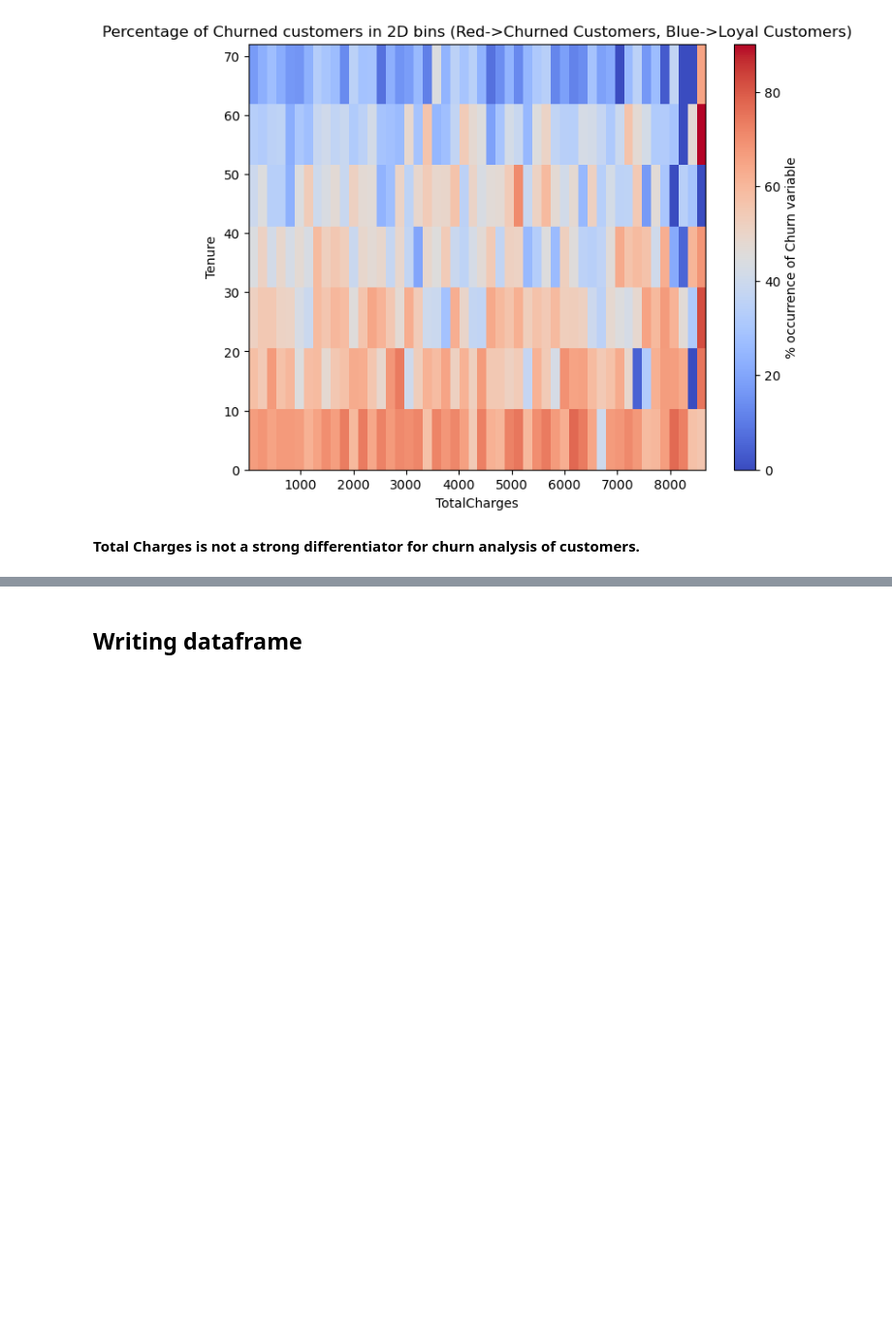
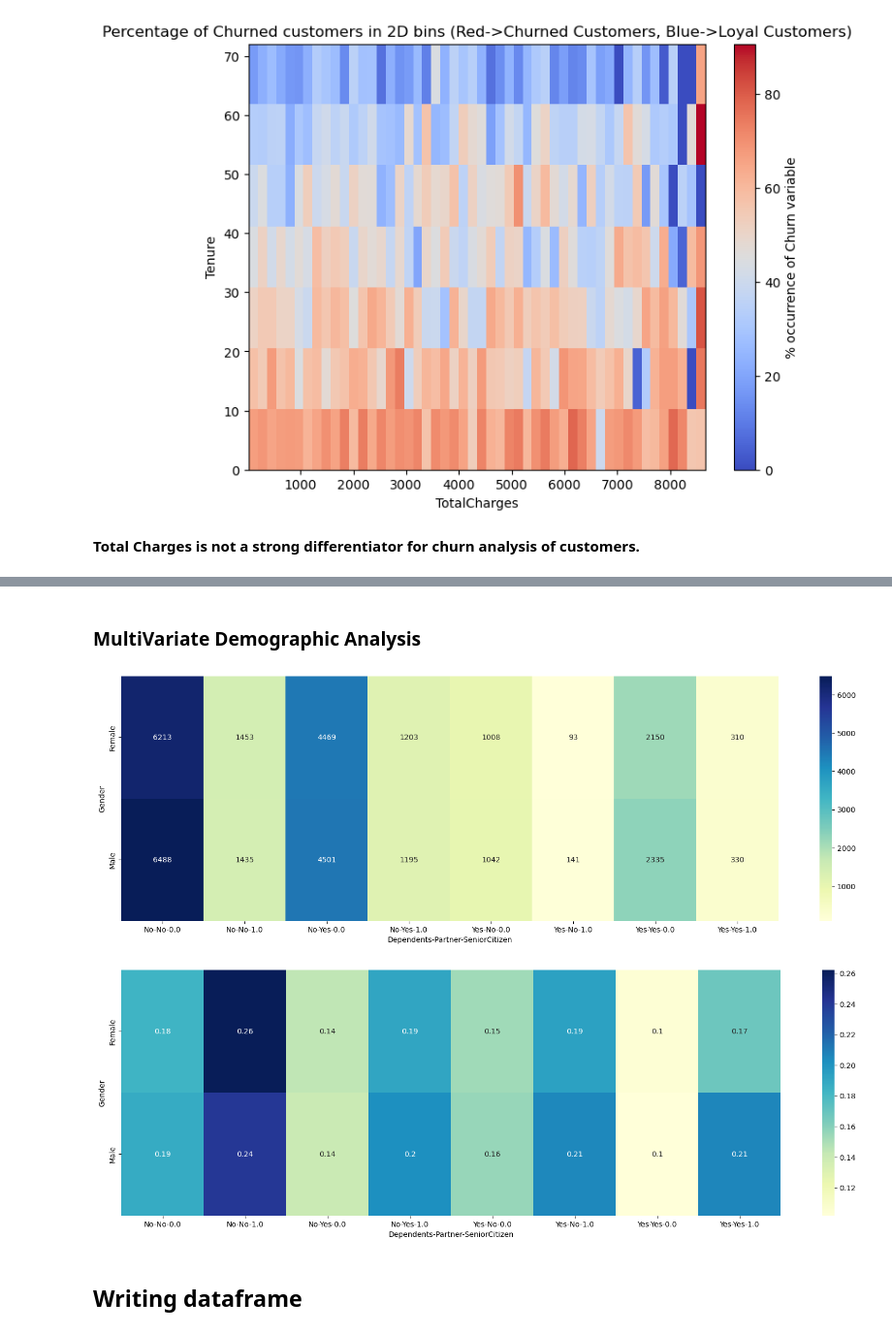
Before and after one commit to khushi861/Deloitte_capstone_project, a Jupyter notebook: EDA.ipynb, the cells around one changed output, grey strips where cells are left out. Shown at 97% size. Cells and saved outputs as stored; diff of their text form; code cells hidden in the pictures; blank space fills up the shorter version.

```diff
--- a/EDA.ipynb
+++ b/EDA.ipynb
@@ -570,3 +740,23 @@ plot_2d_bin_churn_percentage(x_feature, y_feature, nx_bins, ny_bins)
+# %% [markdown]
+### MultiVariate Demographic Analysis
+# %%
+demo_ct = pd.crosstab([combined_df['Gender'], combined_df['SeniorCitizen']],
+            [combined_df['Dependents'], combined_df['Partner']],
+            values=combined_df['Churn'],
+            aggfunc=lambda x: np.where(x=='Yes')[0].shape[0]/x.shape[0])
+demo_ct_count = pd.crosstab([combined_df['Gender'], combined_df['SeniorCitizen']],
+            [combined_df['Dependents'], combined_df['Partner']])
+demo_ct_count_data = demo_ct_count.unstack()
+plt.figure(figsize=(20, 6))
+sns.heatmap(demo_ct_count_data, annot=True, cmap='YlGnBu', fmt='.5g')
+plt.show()
+demo_ct_data = demo_ct.unstack()
+plt.figure(figsize=(20, 6))
+sns.heatmap(demo_ct_data, annot=True, cmap='YlGnBu')
+plt.show()
+# %% [output]
+[figure, added]
+[figure, added]
 # %% [markdown]
 ## Writing dataframe
 # %%
```
Also changed, not shown: parts of 26 cells of this notebook.
